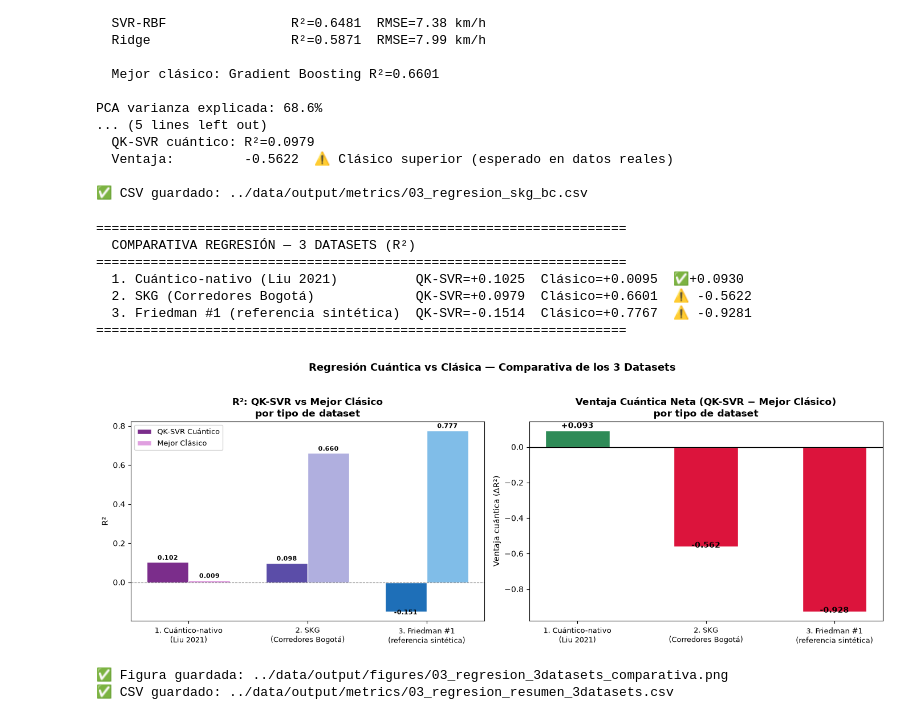
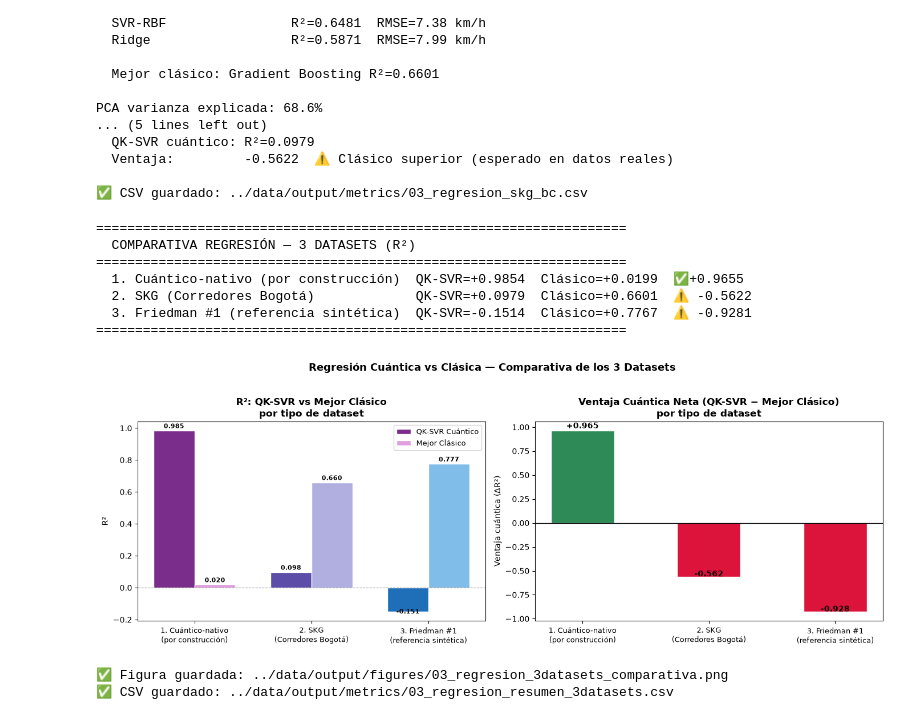
Before and after one commit to juandapradam12/OldUNIR-MasterQC-QuantumAdvantageInDataScienceOld, a Jupyter notebook: POCs/notebooks/03_regresion_VQC_vs_clasico.ipynb, the cells around one changed output. Drawn from its saved outputs; the diff is of its cells as text; code cells hidden in the pictures.

```diff
--- a/POCs/notebooks/03_regresion_VQC_vs_clasico.ipynb
+++ b/POCs/notebooks/03_regresion_VQC_vs_clasico.ipynb
@@ -578,11 +578,11 @@ np.random.seed(RANDOM_STATE)
 N_Q_REG   = 2    # 2 qubits — dataset cuántico-nativo de regresión
 N_ADV_REG = 200  # muestras
 
-print("Generando dataset de regresión cuántico-nativo (Liu 2021 — regresión)...")
+print("Generando dataset de regresión cuántico-nativo (etiqueta = ⟨ZZ⟩ del propio ZZFeatureMap)...")
 fm_reg = ZZFeatureMap(feature_dimension=N_Q_REG, reps=2, entanglement='full')
 obs_zz = SparsePauliOp.from_list([("ZZ", 1.0)])
 
-X_qreg = np.random.uniform(0, 2 * np.pi, (N_ADV_REG, N_Q_REG))
+X_qreg = np.random.uniform(-np.pi, np.pi, (N_ADV_REG, N_Q_REG))
 y_qreg = np.array([
     Statevector(fm_reg.assign_parameters(
         dict(zip(fm_reg.parameters, x))
@@ -590,9 +590,9 @@ y_qreg = np.array([
     for x in X_qreg
 ])
 
-# Normalizar X a [0, pi]
-mms_reg = MinMaxScaler((0, np.pi))
-X_qreg_sc = mms_reg.fit_transform(X_qreg)
+# Las etiquetas se calcularon sobre X_qreg: el kernel debe recibir exactamente esos mismos ángulos
+# (reescalar X después de etiquetar desalinea el objetivo y el mapa de características).
+X_qreg_sc = X_qreg
 
 from sklearn.model_selection import train_test_split as tts_reg
 X_tr_r, X_te_r, y_tr_r, y_te_r = tts_reg(
@@ -610,7 +610,7 @@ K_te_r    = qk_reg.evaluate(x_vec=X_te_r, y_vec=X_tr_r)
 
 print("\nEntrenando Quantum Kernel SVR en dataset cuántico...")
 with Timer() as t_qk_r:
-    svr_q_r = SVR(kernel='precomputed', C=1.0, epsilon=0.02)
+    svr_q_r = SVR(kernel='precomputed', C=10.0, epsilon=0.1)
     svr_q_r.fit(K_tr_r, y_tr_r)
     y_pred_qk_r = svr_q_r.predict(K_te_r)
 
@@ -945,7 +945,7 @@ PCA varianza explicada: 68.6%
 
 summary_3ds_reg = pd.DataFrame([
     # Sección 5: y = <ZZ> generado con el mismo ZZFeatureMap (r2_qk, best_cl_r2)
-    {"Dataset": "1. Cuántico-nativo\n(Liu 2021)",
+    {"Dataset": "1. Cuántico-nativo\n(por construcción)",
      "QK-SVR": r2_qk, "Mejor Clásico": best_cl_r2, "Tipo": "Sintético cuántico"},
     # Sección 13: velocidad en corredores viales de Bogotá
     {"Dataset": "2. SKG\n(Corredores Bogotá)",
@@ -989,34 +989,34 @@ for b in list(bq) + list(bc):
 
 # Panel 2: Ventaja neta
 ax1 = axes[1]
 gap_cols_r = ["#2E8B57" if v > 0 else "#DC143C" for v in summary_3ds_reg["Ventaja R²"]]
 bars_gap = ax1.bar(x, summary_3ds_reg["Ventaja R²"], color=gap_cols_r, edgecolor="white", width=0.5)
 ax1.axhline(0, color="black", linewidth=1)
 ax1.set_xticks(x); ax1.set_xticklabels(summary_3ds_reg["Dataset"], fontsize=9)
 ax1.set_ylabel("Ventaja cuántica (ΔR²)"); ax1.set_title("Ventaja Cuántica Neta (QK-SVR − Mejor Clásico)\npor tipo de dataset", fontweight="bold")
 for b in bars_gap:
     yp = b.get_height() + 0.003 if b.get_height() >= 0 else b.get_height() - 0.015
     ax1.text(b.get_x() + b.get_width()/2, yp, f"{b.get_height():+.3f}",
              ha="center", va="bottom", fontsize=10, fontweight="bold")
 
 fig.suptitle("Regresión Cuántica vs Clásica — Comparativa de los 3 Datasets",
              fontsize=13, fontweight="bold", y=1.02)
 plt.tight_layout()
 out_fig_3r = OUT_FIGURES / "03_regresion_3datasets_comparativa.png"
 plt.savefig(out_fig_3r, dpi=150, bbox_inches="tight")
 plt.show()
 print(f"✅ Figura guardada: {out_fig_3r}")
 
 summary_3ds_reg.to_csv(OUT_METRICS / "03_regresion_resumen_3datasets.csv", index=False)
 print(f"✅ CSV guardado: {OUT_METRICS / '03_regresion_resumen_3datasets.csv'}")
 # %% [output]
 ====================================================================
   COMPARATIVA REGRESIÓN — 3 DATASETS (R²)
 ====================================================================
-  1. Cuántico-nativo (Liu 2021)          QK-SVR=+0.1025  Clásico=+0.0095  ✅+0.0930
+  1. Cuántico-nativo (por construcción)  QK-SVR=+0.9854  Clásico=+0.0199  ✅+0.9655
   2. SKG (Corredores Bogotá)             QK-SVR=+0.0979  Clásico=+0.6601  ⚠️ -0.5622
   3. Friedman #1 (referencia sintética)  QK-SVR=-0.1514  Clásico=+0.7767  ⚠️ -0.9281
 ====================================================================
-[figure, old version]
+[figure, new version]
 ✅ Figura guardada: ../data/output/figures/03_regresion_3datasets_comparativa.png
 ✅ CSV guardado: ../data/output/metrics/03_regresion_resumen_3datasets.csv
```
Also changed, not shown: parts of 9 cells of this notebook, 30 other files.
